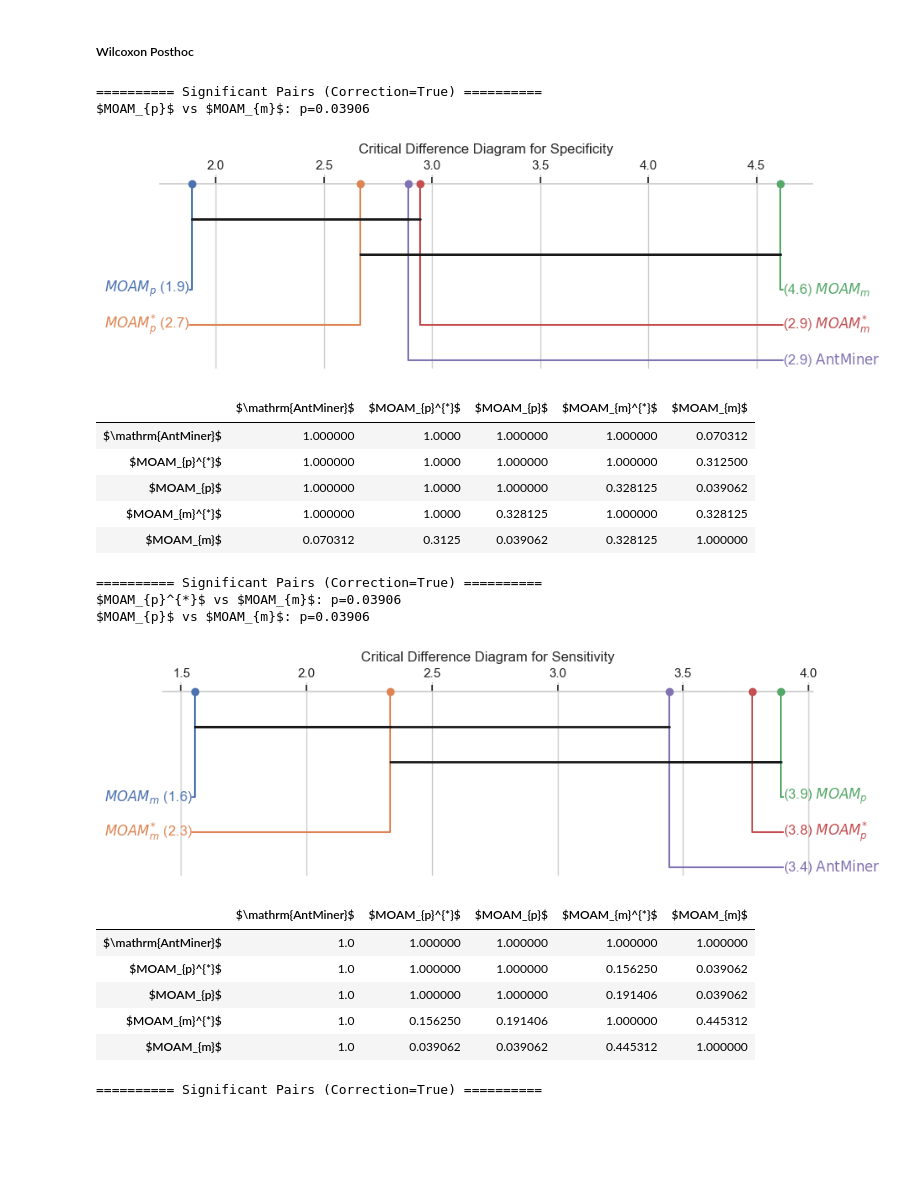
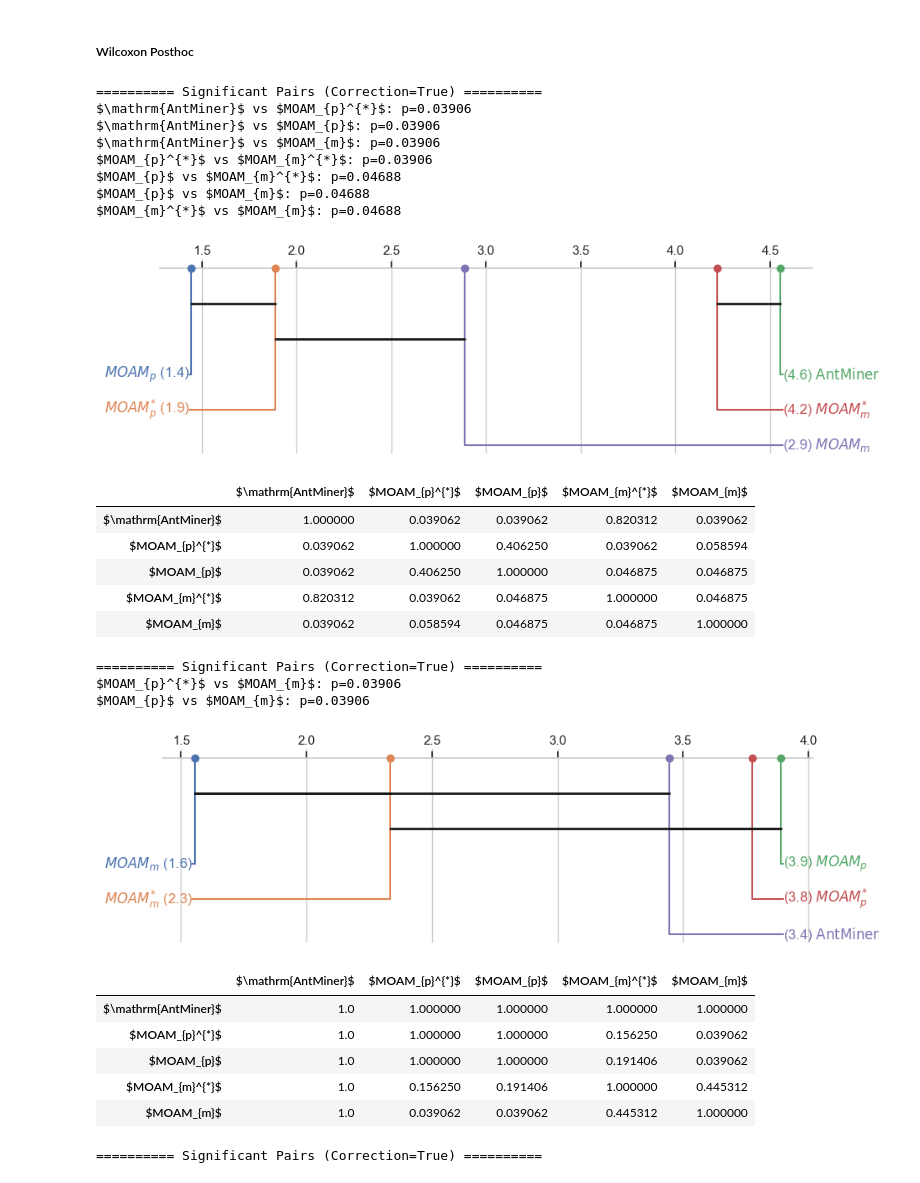
Before and after one commit to AdelCSE/Ant-Miner, a Jupyter notebook: src/notebooks/results_aggregation_3.ipynb, the cells around one changed output. Cells and saved outputs as stored; diff of their text form; code cells hidden in the pictures; blank space fills up the shorter version.

```diff
--- a/src/notebooks/results_aggregation_3.ipynb
+++ b/src/notebooks/results_aggregation_3.ipynb
@@ -529,23 +533,29 @@ def wilcoxon_posthoc(df, apply_correction=1, p_threshold=0.05, metric_name=None,
 
     plt.figure(figsize=(10, 3))
     sp.critical_difference_diagram(ranks=ranks, sig_matrix=p_matrix)
-    plt.title(f"Critical Difference Diagram for {metric_name}")
+    #plt.title(f"Critical Difference Diagram for {metric_name}")
     plt.show()
 
     return p_matrix
 # %%
-p_matrix = wilcoxon_posthoc(specificity_df, apply_correction=1, metric_name="Specificity")
+p_matrix = wilcoxon_posthoc(nb_rules_df, higher_is_better=False, apply_correction=1, metric_name="Specificity")
 p_matrix
 # %% [output]
 ========== Significant Pairs (Correction=True) ==========
-$MOAM_{p}$ vs $MOAM_{m}$: p=0.03906
+$\mathrm{AntMiner}$ vs $MOAM_{p}^{*}$: p=0.03906
+$\mathrm{AntMiner}$ vs $MOAM_{p}$: p=0.03906
+$\mathrm{AntMiner}$ vs $MOAM_{m}$: p=0.03906
+$MOAM_{p}^{*}$ vs $MOAM_{m}^{*}$: p=0.03906
+$MOAM_{p}$ vs $MOAM_{m}^{*}$: p=0.04688
+$MOAM_{p}$ vs $MOAM_{m}$: p=0.04688
+$MOAM_{m}^{*}$ vs $MOAM_{m}$: p=0.04688
-[figure, old version]
+[figure, new version]
 |  | $\mathrm{AntMiner}$ | $MOAM_{p}^{*}$ | $MOAM_{p}$ | $MOAM_{m}^{*}$ | $MOAM_{m}$ |
-| $\mathrm{AntMiner}$ | 1.000000 | 1.0000 | 1.000000 | 1.000000 | 0.070312 |
-| $MOAM_{p}^{*}$ | 1.000000 | 1.0000 | 1.000000 | 1.000000 | 0.312500 |
-| $MOAM_{p}$ | 1.000000 | 1.0000 | 1.000000 | 0.328125 | 0.039062 |
-| $MOAM_{m}^{*}$ | 1.000000 | 1.0000 | 0.328125 | 1.000000 | 0.328125 |
-| $MOAM_{m}$ | 0.070312 | 0.3125 | 0.039062 | 0.328125 | 1.000000 |
+| $\mathrm{AntMiner}$ | 1.000000 | 0.039062 | 0.039062 | 0.820312 | 0.039062 |
+| $MOAM_{p}^{*}$ | 0.039062 | 1.000000 | 0.406250 | 0.039062 | 0.058594 |
+| $MOAM_{p}$ | 0.039062 | 0.406250 | 1.000000 | 0.046875 | 0.046875 |
+| $MOAM_{m}^{*}$ | 0.820312 | 0.039062 | 0.046875 | 1.000000 | 0.046875 |
+| $MOAM_{m}$ | 0.039062 | 0.058594 | 0.046875 | 0.046875 | 1.000000 |
 # %%
 p_matrix = wilcoxon_posthoc(recall_df, apply_correction=1, metric_name="Sensitivity")
 p_matrix
@@ -553,7 +563,7 @@ p_matrix
 ========== Significant Pairs (Correction=True) ==========
 $MOAM_{p}^{*}$ vs $MOAM_{m}$: p=0.03906
 $MOAM_{p}$ vs $MOAM_{m}$: p=0.03906
-[figure, old version]
+[figure, new version]
 |  | $\mathrm{AntMiner}$ | $MOAM_{p}^{*}$ | $MOAM_{p}$ | $MOAM_{m}^{*}$ | $MOAM_{m}$ |
 | $\mathrm{AntMiner}$ | 1.0 | 1.000000 | 1.000000 | 1.000000 | 1.000000 |
 | $MOAM_{p}^{*}$ | 1.0 | 1.000000 | 1.000000 | 0.156250 | 0.039062 |
```
Also changed, not shown: parts of 6 cells of this notebook, 3 other files.
